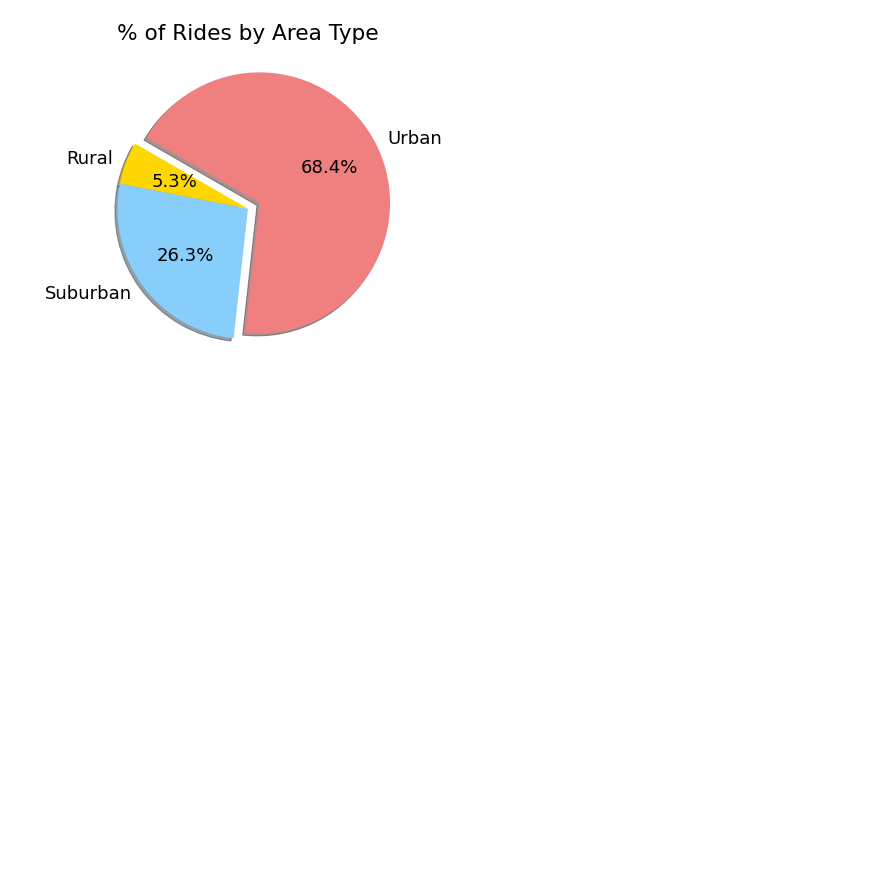
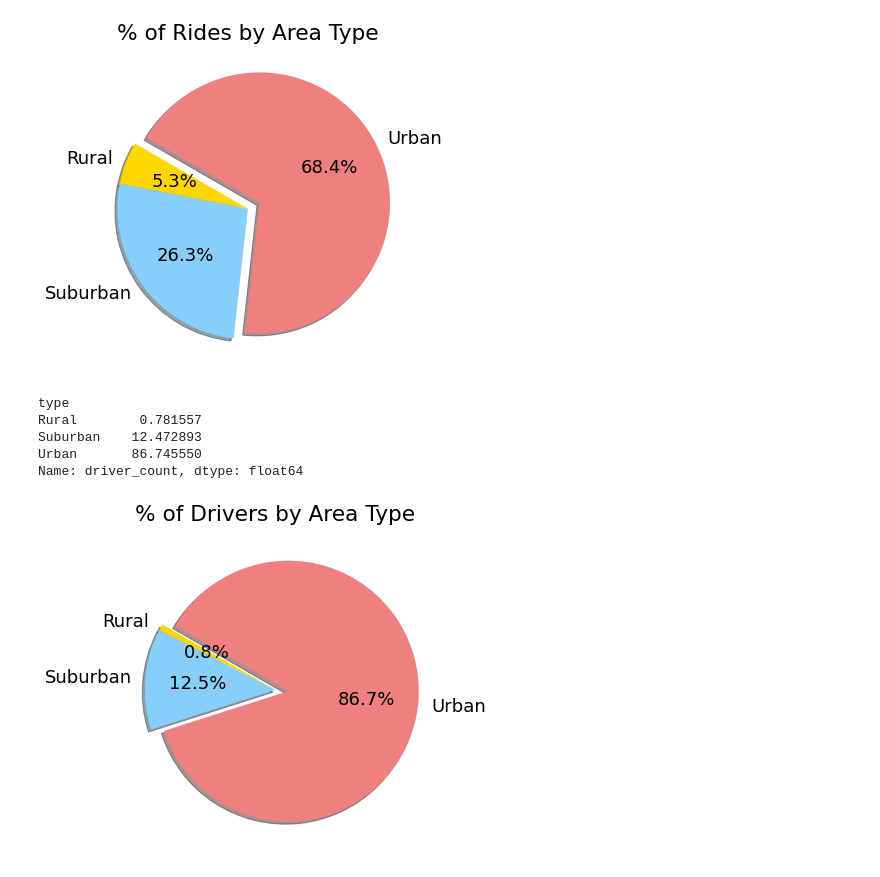
Before and after one commit to carlosjennings1991/PyBer_Analysis, a Jupyter notebook: PyBer.ipynb, the cells around one changed output. Drawn from its saved outputs; the diff is of its cells as text; code cells hidden in the pictures; blank space fills up the shorter version.

Commit message:
adding the drivers by type pie chart

```diff
--- a/PyBer.ipynb
+++ b/PyBer.ipynb
@@ -1109,3 +1109,35 @@ plt.savefig("Resources/Fig6.png")
 plt.show()
 # %% [output]
 [figure]
+# %%
+# Get the percentages of drivers by area i.e % Rural, % Suburban, % Urban
+
+percent_drivers_by_type = 100 * combined_df.groupby(['type']).sum()['driver_count'] / combined_df['driver_count'].sum()
+
+percent_drivers_by_type
+# %% [output]
+type
+Rural        0.781557
+Suburban    12.472893
+Urban       86.745550
+Name: driver_count, dtype: float64
+# %%
+# Make a pie chart for the percent drivers by area type.
+import matplotlib as mpl
+# Build Pie Chart
+plt.subplots(figsize=(10, 6))
+plt.pie(percent_drivers_by_type,
+    labels=["Rural", "Suburban", "Urban"],
+    colors=["gold", "lightskyblue", "lightcoral"],
+    explode=[0, 0, 0.1],
+    autopct='%1.1f%%',
+    shadow=True, startangle=150)
+plt.title("% of Drivers by Area Type")
+# Change the default font size from 10 to 14.
+mpl.rcParams['font.size'] = 18
+# Save Figure
+plt.savefig("Resources/Fig7.png")
+# Show Figure
+plt.show()
+# %% [output]
+[figure, added]
```
Also changed, not shown: 1 other file.
